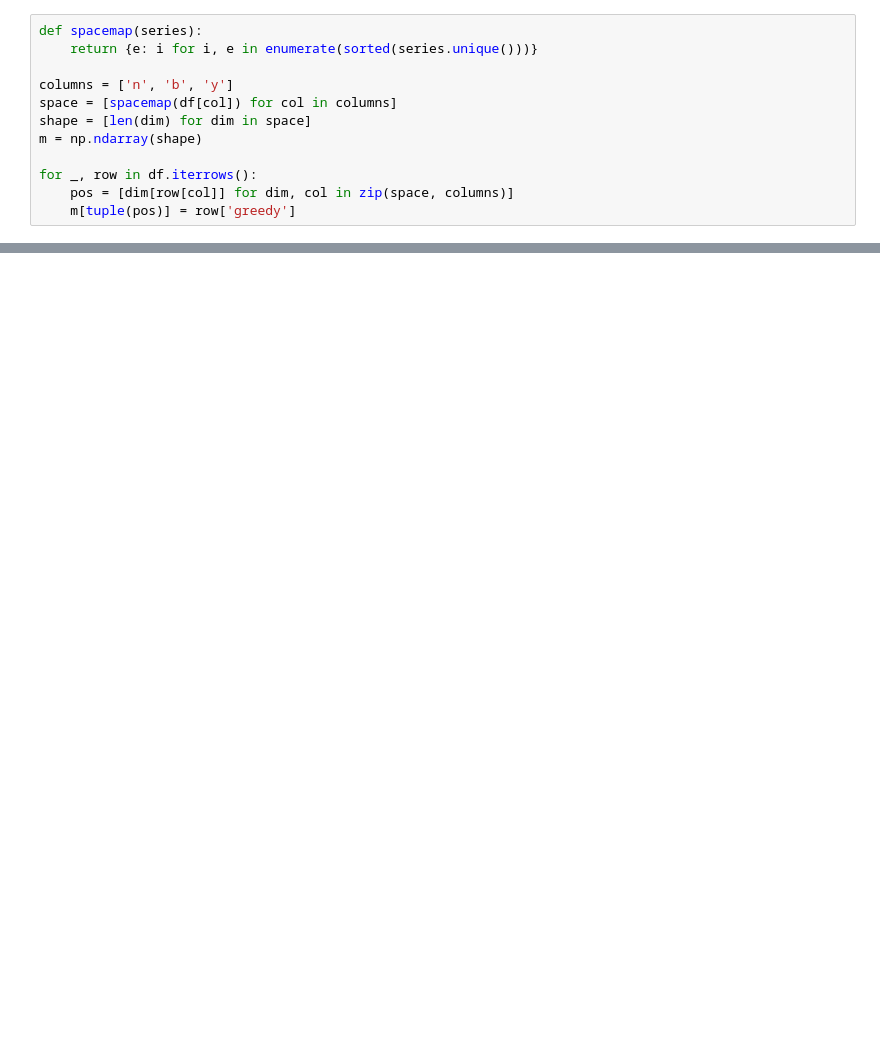
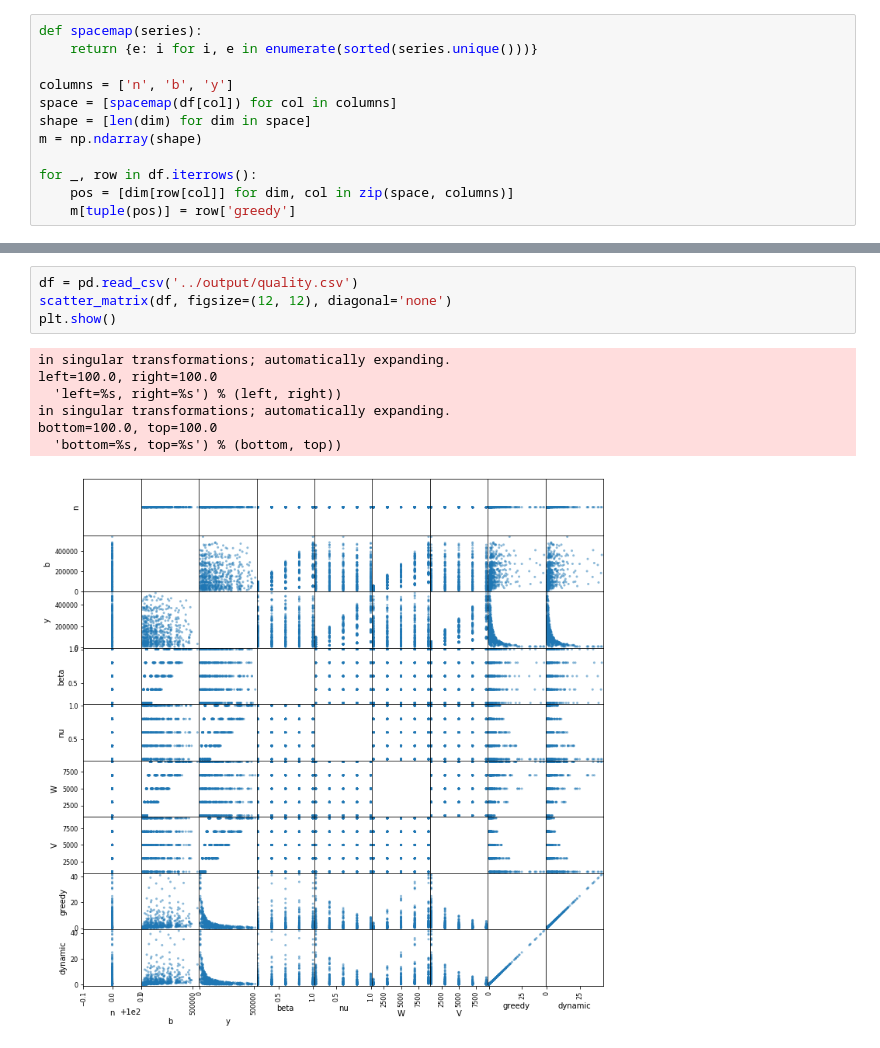
Before and after one commit to maxadamski/wiwiwi, a Jupyter notebook: semestr_2/aisd/5_dynamiczne/src/plot.ipynb, the cells around one changed output, grey strips where cells are left out. Saved outputs shown, nothing was run; the diff lists cells and outputs as text; blank space fills up the shorter version.

```diff
--- a/semestr_2/aisd/5_dynamiczne/src/plot.ipynb
+++ b/semestr_2/aisd/5_dynamiczne/src/plot.ipynb
@@ -37,0 +39,12 @@ plt.show()
+# %%
+df = pd.read_csv('../output/quality.csv')
+scatter_matrix(df, figsize=(12, 12), diagonal='none')
+plt.show()
+# %% [output]
+in singular transformations; automatically expanding.
+left=100.0, right=100.0
+  'left=%s, right=%s') % (left, right))
+in singular transformations; automatically expanding.
+bottom=100.0, top=100.0
+  'bottom=%s, top=%s') % (bottom, top))
+[figure, added]
```
Also changed, not shown: parts of 2 cells of this notebook, 12 other files.
